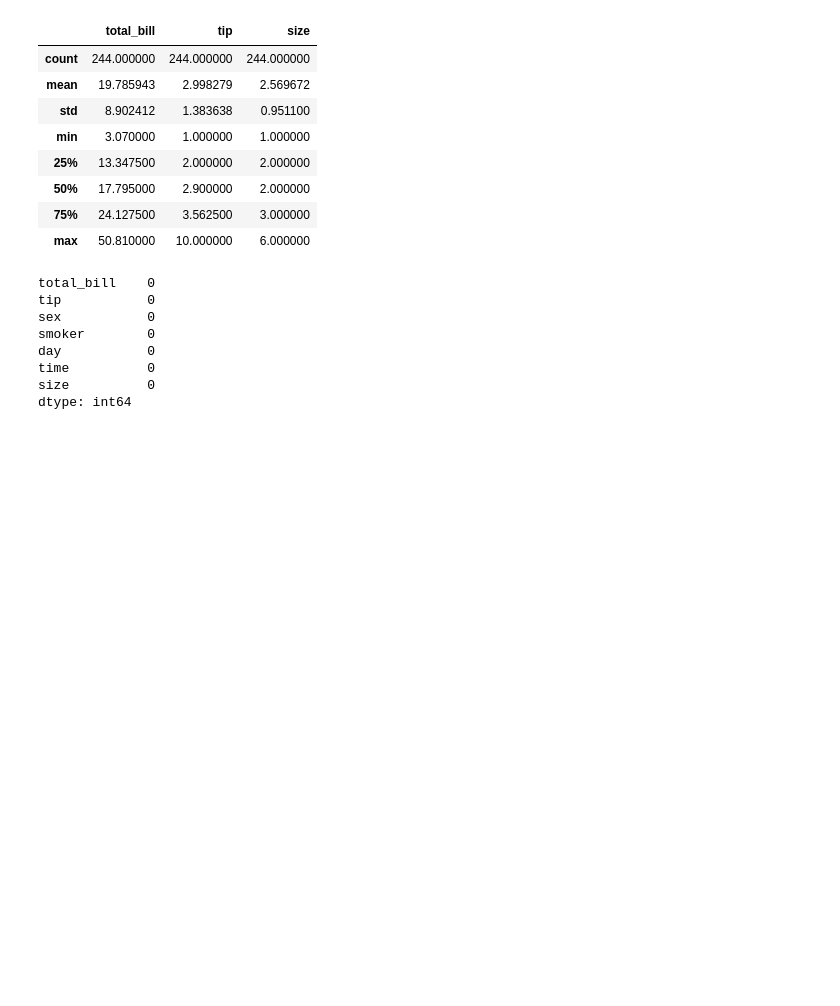
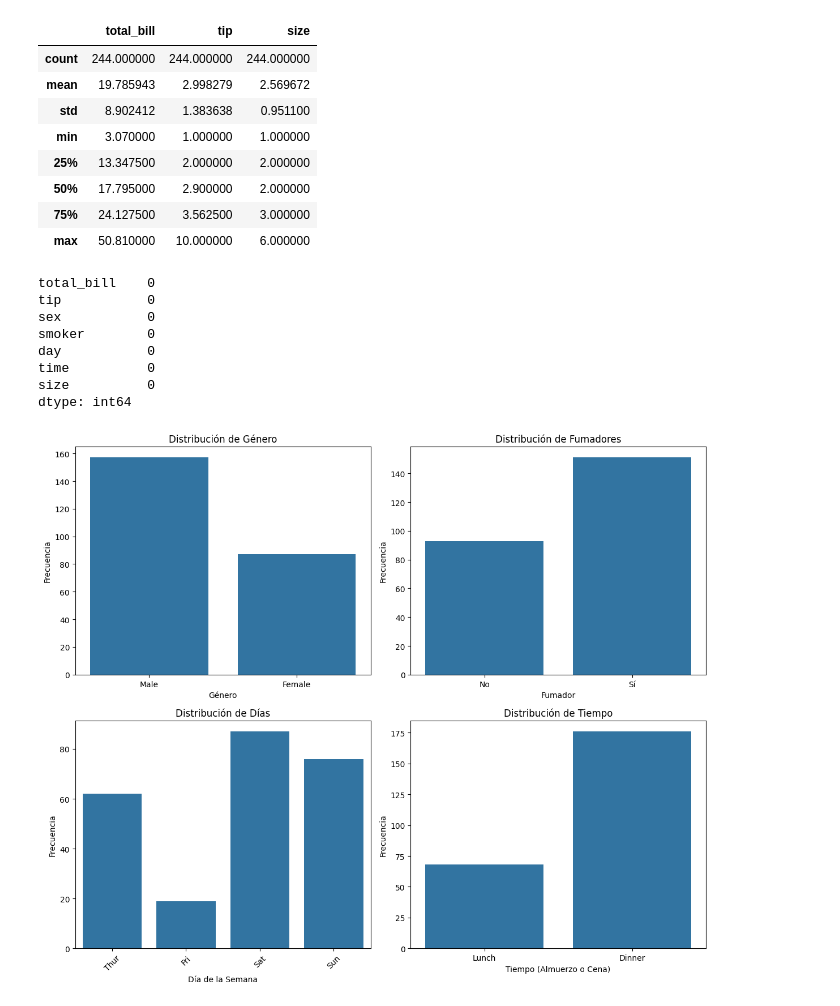
Before and after one commit to DanyHidalgo/Tarea-1---EML, a Jupyter notebook: Tarea1.3.ipynb, the cells around one changed output. Drawn from its saved outputs; the diff is of its cells as text; code cells hidden in the pictures; blank space fills up the shorter version.

```diff
--- a/Tarea1.3.ipynb
+++ b/Tarea1.3.ipynb
@@ -15,7 +15,7 @@ import warnings
 warnings.filterwarnings('ignore')
 # %%
 # Data
-df = pd.read_csv('tips.csv', header=0, sep=';')
+df = sns.load_dataset('tips')
 
 # Tamaño del conjunto
 df.shape
@@ -79,3 +79,38 @@ day           0
 time          0
 size          0
 dtype: int64
+# %%
+# Distribución por variable categórica
+
+fig, axes = plt.subplots(2, 2, figsize=(12, 10))
+
+## sex
+sns.countplot(data=df, x='sex', ax=axes[0, 0])
+axes[0, 0].set_title('Distribución de Género')
+axes[0, 0].set_xlabel('Género')
+axes[0, 0].set_ylabel('Frecuencia')
+
+## smoker
+sns.countplot(data=df, x='smoker', ax=axes[0, 1])
+axes[0, 1].set_title('Distribución de Fumadores')
+axes[0, 1].set_xlabel('Fumador')
+axes[0, 1].set_ylabel('Frecuencia')
+axes[0, 1].set_xticklabels(['No', 'Sí'])
+
+## day
+sns.countplot(data=df, x='day', ax=axes[1, 0])
+axes[1, 0].set_title('Distribución de Días')
+axes[1, 0].set_xlabel('Día de la Semana')
+axes[1, 0].set_ylabel('Frecuencia')
+axes[1, 0].set_xticklabels(axes[1, 0].get_xticklabels(), rotation=45)
+
+## time
+sns.countplot(data=df, x='time', ax=axes[1, 1])
+axes[1, 1].set_title('Distribución de Tiempo')
+axes[1, 1].set_xlabel('Tiempo (Almuerzo o Cena)')
+axes[1, 1].set_ylabel('Frecuencia')
+
+plt.tight_layout()
+plt.show()
+# %% [output]
+[figure, added]
```
Also changed, not shown: parts of 14 cells of this notebook.
